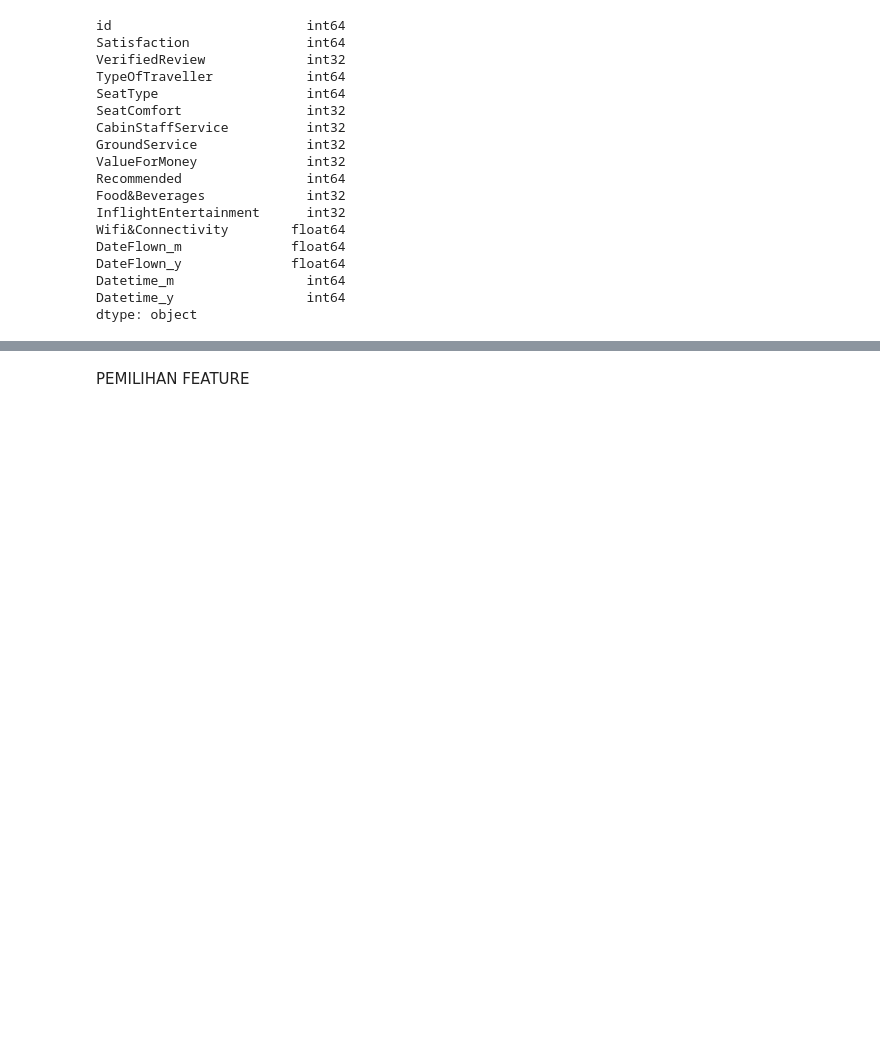
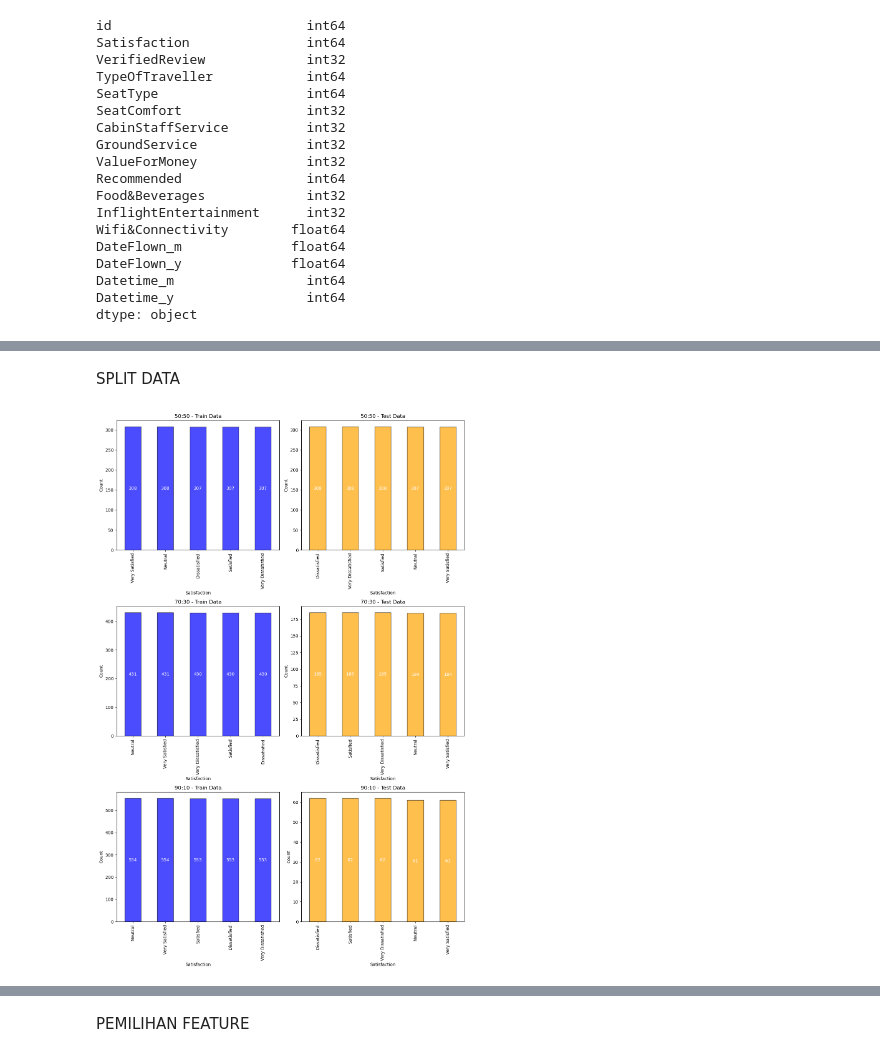
Before and after one commit to Tofupaste/Projectbased_MLP, a Jupyter notebook: projectbased_MLP.ipynb, the cells around one changed output, grey strips where cells are left out. Saved outputs shown, nothing was run; the diff lists cells and outputs as text; code cells hidden in the pictures; blank space fills up the shorter version.

```diff
--- a/projectbased_MLP.ipynb
+++ b/projectbased_MLP.ipynb
@@ -635,0 +611,77 @@ dtype: object
+# %% [markdown]
+SPLIT DATA
+# %%
+import pandas as pd
+import numpy as np
+
+# Membuat dataset dengan 3075 data
+n_data_per_class = 615  # Total 3075 / 5 classes
+data = pd.DataFrame({
+    'Satisfaction': np.repeat(["Very Dissatisfied", "Dissatisfied", "Neutral", "Satisfied", "Very Satisfied"], n_data_per_class),
+    'Recommended': np.random.randint(1, 100, size=3075),
+    'ValueForMoney': np.random.randint(1, 100, size=3075),
+    'Food&Beverages': np.random.randint(1, 100, size=3075),
+    'SeatComfort': np.random.randint(1, 100, size=3075),
+    'GroundService': np.random.randint(1, 100, size=3075),
+    'CabinStaffService': np.random.randint(1, 100, size=3075),
+    'Wifi&Connectivity': np.random.randint(1, 100, size=3075),
+    'InflightEntertainment': np.random.randint(1, 100, size=3075)
+})
+
+
+selected_features = [
+    'Recommended', 'ValueForMoney', 'Food&Beverages', 'SeatComfort',
+    'GroundService', 'CabinStaffService', 'Wifi&Connectivity', 'InflightEntertainment'
+]
+
+X = data[selected_features]
+y = data['Satisfaction']
+
+# Configurations
+configurations = {
+    "50:50": 0.5,
+    "70:30": 0.7,
+    "90:10": 0.9,
+}
+
+fig, axes = plt.subplots(len(configurations), 2, figsize=(12, 18))
+axes = axes.ravel()
+
+for i, (config_name, train_ratio) in enumerate(configurations.items()):
+    # Stratified splitting
+    X_train, X_test, y_train, y_test = train_test_split(
+        X, y, train_size=train_ratio, stratify=y, random_state=42
+    )
+
+    # Train data visualization
+    train_counts = y_train.value_counts()
+    bars_train = train_counts.plot.bar(
+        ax=axes[2 * i], color='blue', alpha=0.7, edgecolor='black'
+    )
+    axes[2 * i].set_title(f"{config_name} - Train Data")
+    axes[2 * i].set_xlabel("Satisfaction")
+    axes[2 * i].set_ylabel("Count")
+
+    # Add total count labels centered on bars (Train Data)
+    for bar in bars_train.patches:
+        height = bar.get_height()
+        axes[2 * i].text(bar.get_x() + bar.get_width() / 2, height / 2, str(int(height)), ha='center', va='center', fontsize=10, color='white')
+
+    # Test data visualization
+    test_counts = y_test.value_counts()
+    bars_test = test_counts.plot.bar(
+        ax=axes[2 * i + 1], color='orange', alpha=0.7, edgecolor='black'
+    )
+    axes[2 * i + 1].set_title(f"{config_name} - Test Data")
+    axes[2 * i + 1].set_xlabel("Satisfaction")
+    axes[2 * i + 1].set_ylabel("Count")
+
+    # Add total count labels centered on bars (Test Data)
+    for bar in bars_test.patches:
+        height = bar.get_height()
+        axes[2 * i + 1].text(bar.get_x() + bar.get_width() / 2, height / 2, str(int(height)), ha='center', va='center', fontsize=10, color='white')
+
+plt.tight_layout()
+plt.show()
+# %% [output]
+[figure, added]
```
Also changed, not shown: parts of 13 cells of this notebook.
